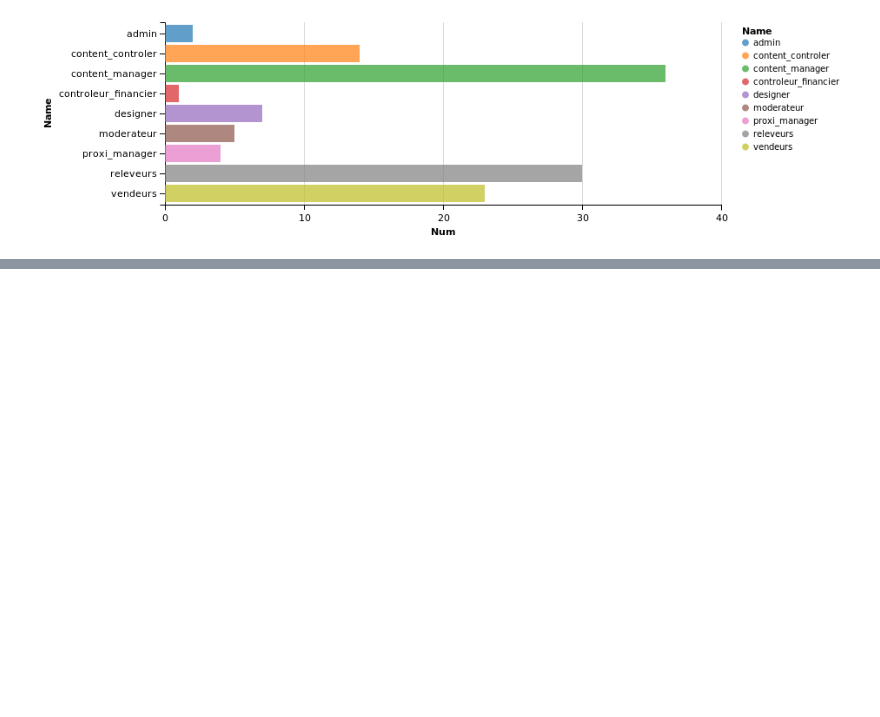
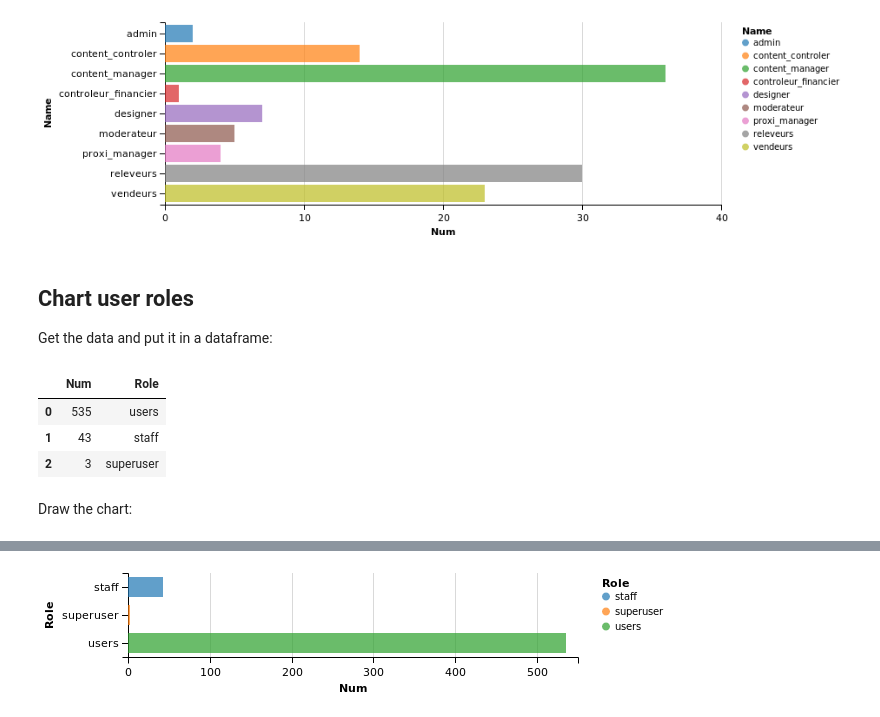
Before and after one commit to synw/django-chartflo-notebooks, a Jupyter notebook: Chartflo demo user groups.ipynb, the cells around one changed output, grey strips where cells are left out. Saved outputs shown, nothing was run; the diff lists cells and outputs as text; code cells hidden in the pictures; blank space fills up the shorter version.

Commit message:
Update user groups notebook: add roles chart

```diff
--- a/Chartflo demo user groups.ipynb
+++ b/Chartflo demo user groups.ipynb
@@ -59,3 +59,29 @@ c
 # %% [output]
 [interactive output not drawn]
 [figure]
+# %% [markdown]
+## Chart user roles
+
+Get the data and put it in a dataframe:
+# %%
+users = User.objects.filter(is_active=True)
+staff = users.filter(is_staff=True, is_superuser=False).count()
+superuser = users.filter(is_superuser=True).count()
+normal = users.filter(is_staff=False).count()
+data = {"users":normal, "staff": staff, "superuser": superuser}
+df = chart.convert_dataset(data, "Role", "Num")
+df.head()
+# %% [output]
+|  | Num | Role |
+| 0 | 535 | users |
+| 1 | 43 | staff |
+| 2 | 3 | superuser |
+# %% [markdown]
+Draw the chart:
+# %%
+opts = dict(color="Role:N", width=450)
+x = ("Num", "Num:Q")
+y = ("Role", "Role:N")
+c = chart.draw(df, x, y, "bar", opts=opts)
+c
+# %% [output]
@@ -61,0 +89 @@ c
+[figure, added]
```
Also changed, not shown: parts of 3 cells of this notebook.
